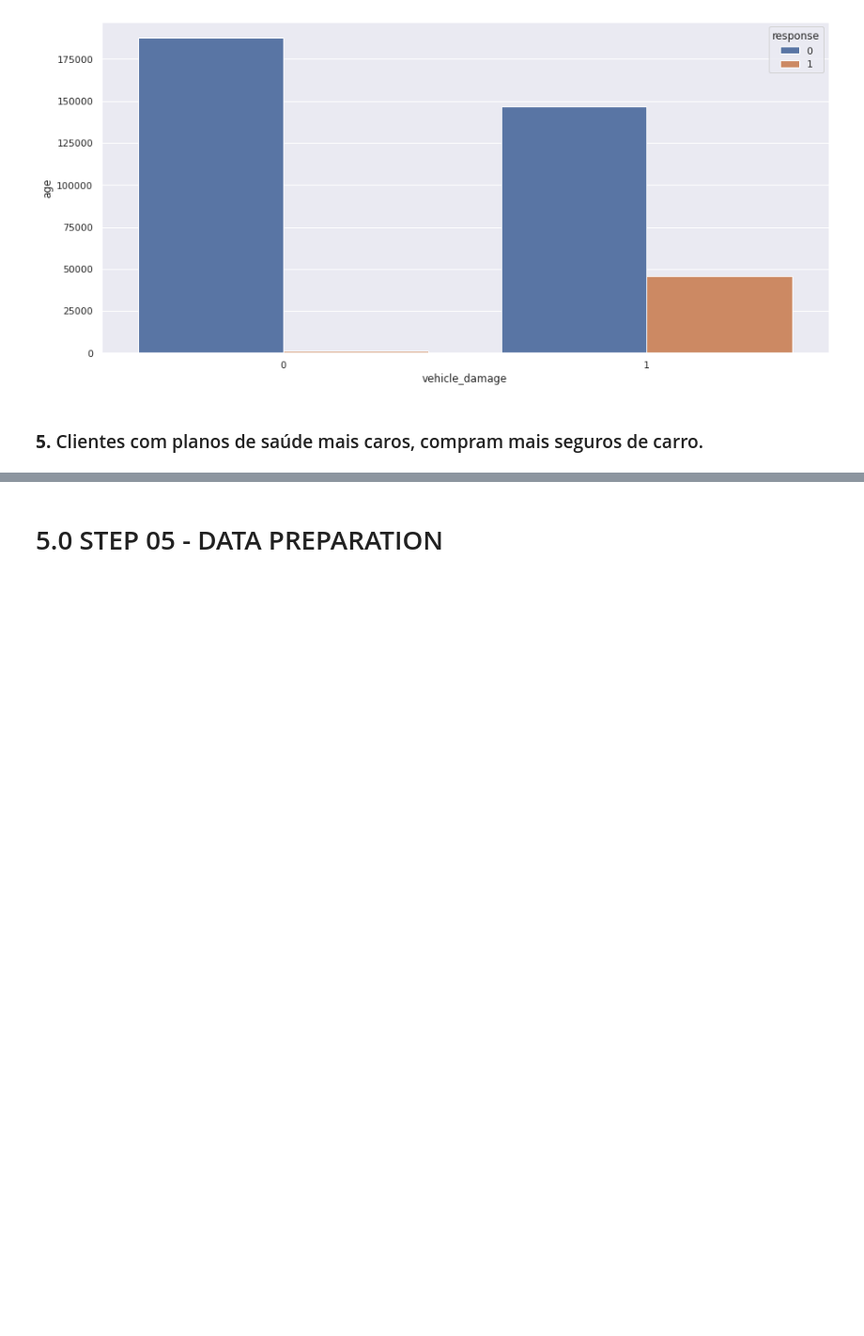
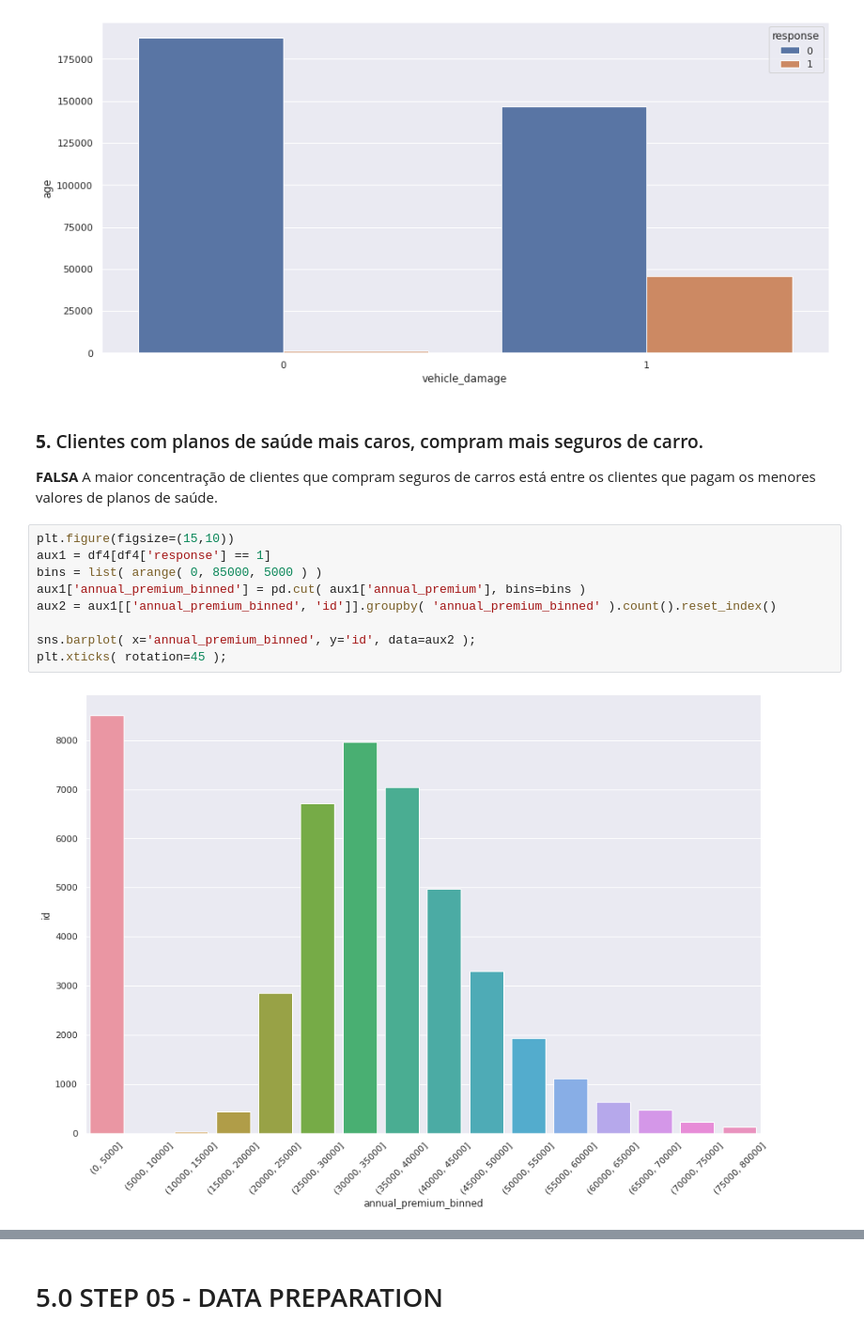
Before and after one commit to JeffersonMedines/health_insurance_cross_sell, a Jupyter notebook: notebooks/m01_v01_health_insurance_cross_sell.ipynb, the cells around one changed output, grey strips where cells are left out. Shown at 94% size. Saved outputs shown, nothing was run; the diff lists cells and outputs as text; blank space fills up the shorter version.

Commit message:
exploratory data analysis done

```diff
--- a/notebooks/m01_v01_health_insurance_cross_sell.ipynb
+++ b/notebooks/m01_v01_health_insurance_cross_sell.ipynb
@@ -546,4 +549,17 @@ sns.barplot( x='vehicle_damage', y='age', hue='response', data=aux1 );
 [figure]
 # %% [markdown]
 ### **5.** Clientes com planos de saúde mais caros, compram mais seguros de carro.
+
+**FALSA** A maior concentração de clientes que compram seguros de carros está entre os clientes que pagam os menores valores de planos de saúde.
+# %%
+plt.figure(figsize=(15,10))
+aux1 = df4[df4['response'] == 1]
+bins = list( arange( 0, 85000, 5000 ) )
+aux1['annual_premium_binned'] = pd.cut( aux1['annual_premium'], bins=bins )
+aux2 = aux1[['annual_premium_binned', 'id']].groupby( 'annual_premium_binned' ).count().reset_index()
+
+sns.barplot( x='annual_premium_binned', y='id', data=aux2 );
+plt.xticks( rotation=45 );
+# %% [output]
+[figure, added]
 # %% [markdown]
```
Also changed, not shown: parts of 10 cells of this notebook.
